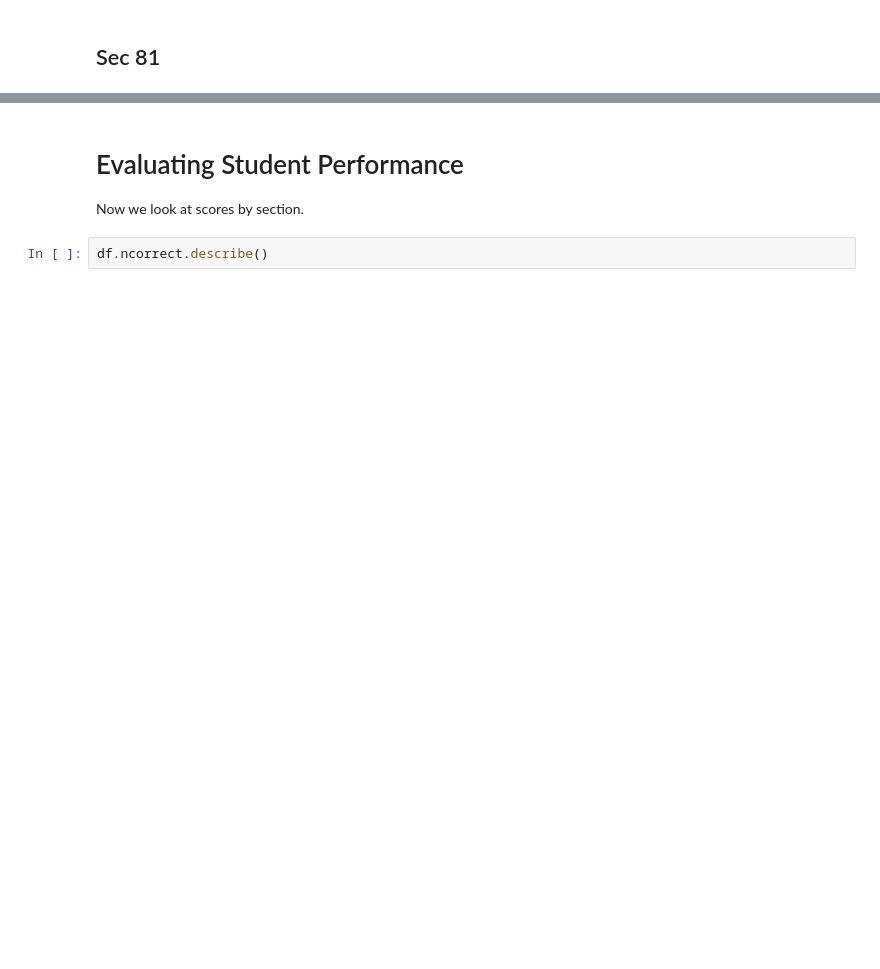
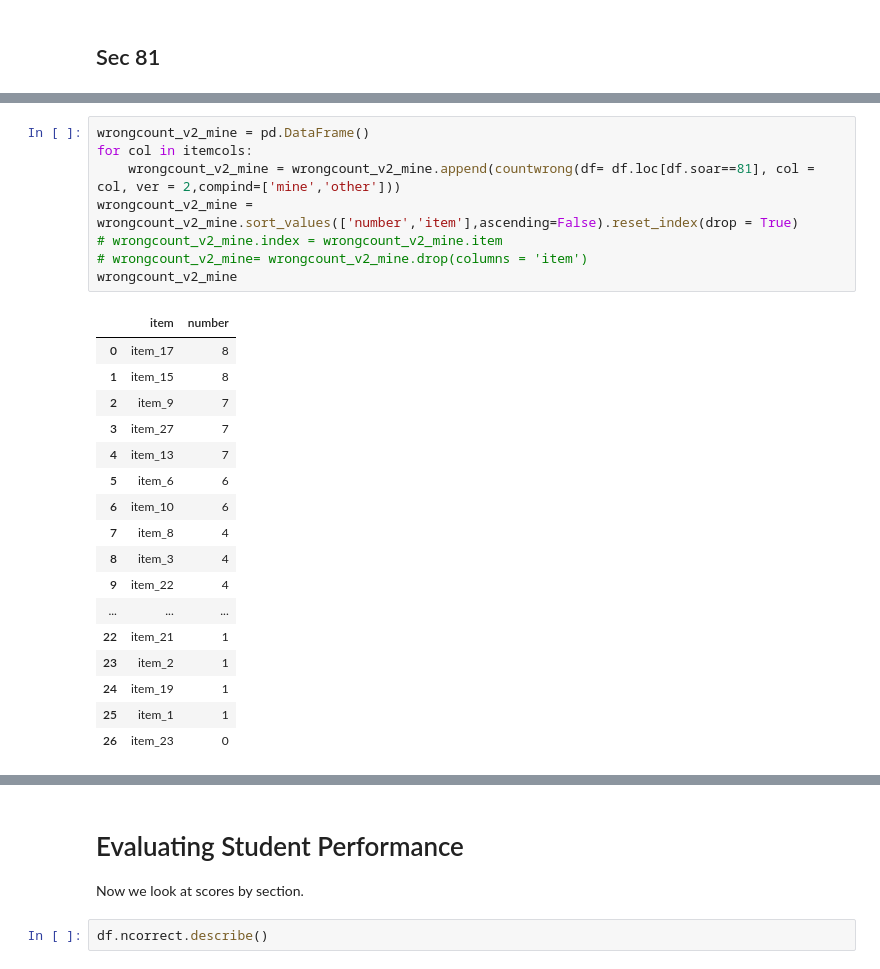
Before and after one commit to cragard/Grading, a Jupyter notebook: Script for cleaning and analyzing 1111 test data fall19ex1.ipynb, the cells around one changed output, grey strips where cells are left out. Drawn from its saved outputs; the diff is of its cells as text; blank space fills up the shorter version.

```diff
--- a/Script for cleaning and analyzing 1111 test data fall19ex1.ipynb
+++ b/Script for cleaning and analyzing 1111 test data fall19ex1.ipynb
@@ -130,0 +144,26 @@ wrongcount_v2_mine
+# %%
+wrongcount_v2_mine = pd.DataFrame()
+for col in itemcols:
+    wrongcount_v2_mine = wrongcount_v2_mine.append(countwrong(df= df.loc[df.soar==81], col = col, ver = 2,compind=['mine','other']))
+wrongcount_v2_mine = wrongcount_v2_mine.sort_values(['number','item'],ascending=False).reset_index(drop = True)
+# wrongcount_v2_mine.index = wrongcount_v2_mine.item
+# wrongcount_v2_mine= wrongcount_v2_mine.drop(columns = 'item')
+wrongcount_v2_mine
+# %% [output]
+|  | item | number |
+| 0 | item_17 | 8 |
+| 1 | item_15 | 8 |
+| 2 | item_9 | 7 |
+| 3 | item_27 | 7 |
+| 4 | item_13 | 7 |
+| 5 | item_6 | 6 |
+| 6 | item_10 | 6 |
+| 7 | item_8 | 4 |
+| 8 | item_3 | 4 |
+| 9 | item_22 | 4 |
+| ... | ... | ... |
+| 22 | item_21 | 1 |
+| 23 | item_2 | 1 |
+| 24 | item_19 | 1 |
+| 25 | item_1 | 1 |
+| 26 | item_23 | 0 |
```
Also changed, not shown: parts of 29 cells of this notebook, 2 other files.
